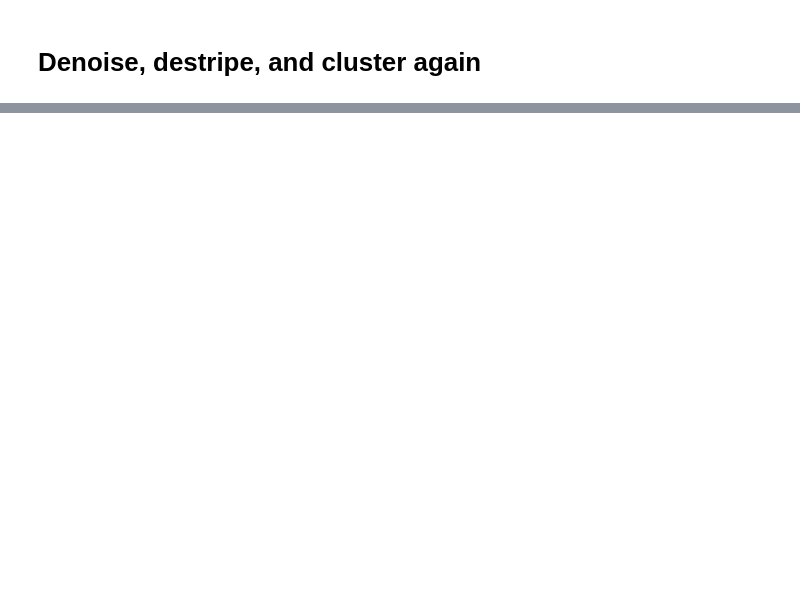
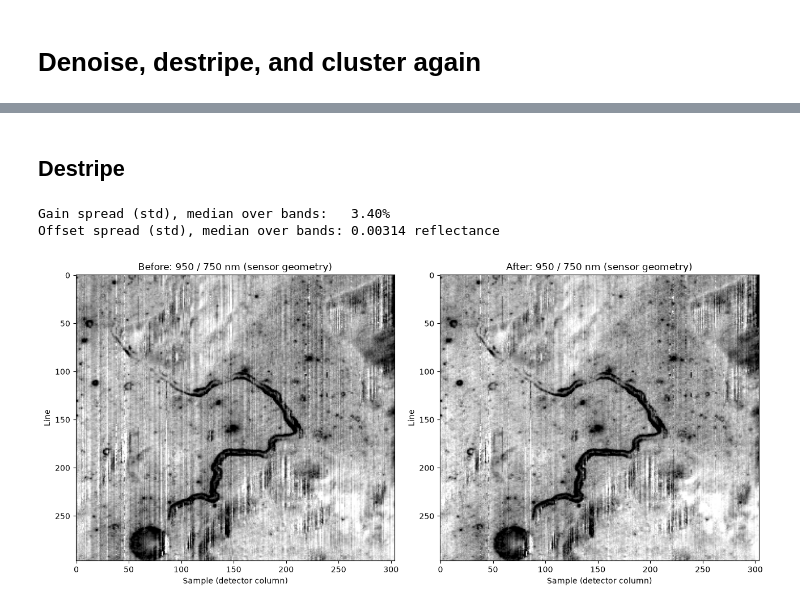
Before and after one commit to SourabhShubhamSinha/m3_spectral_clustering, a Jupyter notebook: notebooks/01_exploratory_m3_analysis.ipynb, the cells around one changed output, grey strips where cells are left out. Cells and saved outputs as stored; diff of their text form; code cells hidden in the pictures; blank space fills up the shorter version.

```diff
--- a/notebooks/01_exploratory_m3_analysis.ipynb
+++ b/notebooks/01_exploratory_m3_analysis.ipynb
@@ -498,0 +777,51 @@ plt.tight_layout(); plt.show()
+# %% [markdown]
+## Destripe
+# %%
+PAD_LOCAL = 300                                      # lines above/below the box used for the fit
+a0 = max(r0 - w0 - PAD_LOCAL, 0)
+a1 = min(r1 - w0 + PAD_LOCAL, nl)
+loc = wide[:, a0:a1, :]                              # view into `wide`, edited in place
+dk = dark[a0:a1]
+
+gains, offsets = np.ones((nb, ns)), np.zeros((nb, ns))
+for i in range(nb):
+    v = loc[i]
+    if np.isnan(v).all():
+        continue
+    filled = np.where(np.isfinite(v), v, np.nanmedian(v))
+    s = median_filter(filled, size=(1, 9), mode="nearest")   # stripe-free estimate, per line
+
+    ok = ~dk & np.isfinite(v)                        # fit on sunlit, valid pixels only
+    n_ok = np.maximum(ok.sum(axis=0), 1)
+    sm = np.where(ok, s, 0).sum(axis=0) / n_ok
+    vm = np.where(ok, v, 0).sum(axis=0) / n_ok
+    cov = np.where(ok, (s - sm) * (v - vm), 0).sum(axis=0) / n_ok
+    var = np.where(ok, (s - sm) ** 2, 0).sum(axis=0) / n_ok
+
+    a = np.clip(cov / np.maximum(var, 1e-12), 0.8, 1.25)     # per-column gain
+    o = vm - a * sm                                          # per-column offset
+    loc[i] = (v - o) / a
+    gains[i], offsets[i] = a, o
+
+print(f"Gain spread (std), median over bands:   {np.median(gains.std(axis=1)) * 100:.2f}%")
+print(f"Offset spread (std), median over bands: {np.median(offsets.std(axis=1)):.5f} reflectance")
+
+if "rfl_original" not in subsets[0]:
+    subsets[0]["rfl_original"] = subsets[0]["rfl"]
+subsets[0]["rfl"] = wide[:, r0 - w0:r1 - w0, :].copy()
+# %% [output]
+Gain spread (std), median over bands:   3.40%
+Offset spread (std), median over bands: 0.00314 reflectance
+# %%
+b950 = np.argmin(np.abs(wl - 950))
+after = subsets[0]["rfl"]
+fig, axes = plt.subplots(1, 2, figsize=(13, 6))
+for ax, data, title in zip(axes, [before, after], ["Before", "After"]):
+    ratio = data[b950] / data[b750]
+    ax.imshow(ratio, cmap="gray", vmin=np.nanpercentile(ratio, 2),
+              vmax=np.nanpercentile(ratio, 98), aspect="auto")
+    ax.set_title(f"{title}: {wl[b950]:.0f} / {wl[b750]:.0f} nm (sensor geometry)")
+    ax.set_xlabel("Sample (detector column)"); ax.set_ylabel("Line")
+plt.tight_layout(); plt.show()
+# %% [output]
+[figure, added]
```
Also changed, not shown: parts of 23 cells of this notebook.
